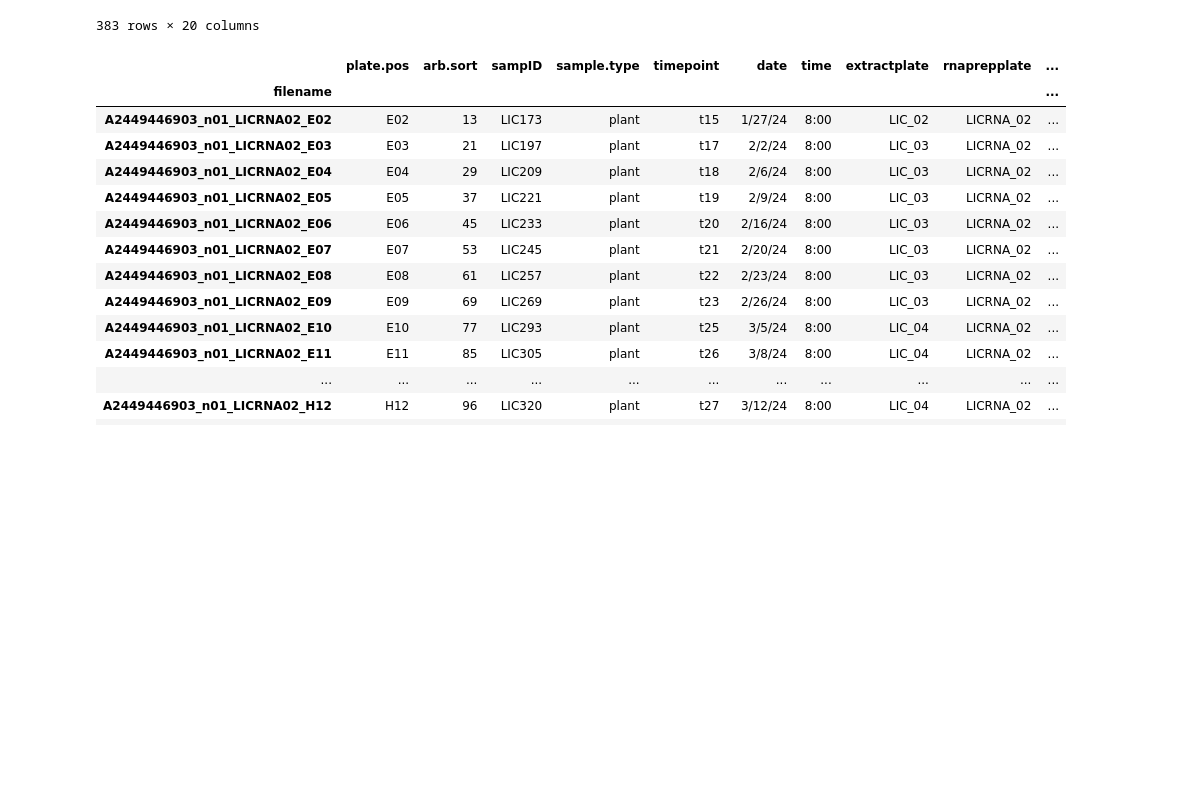
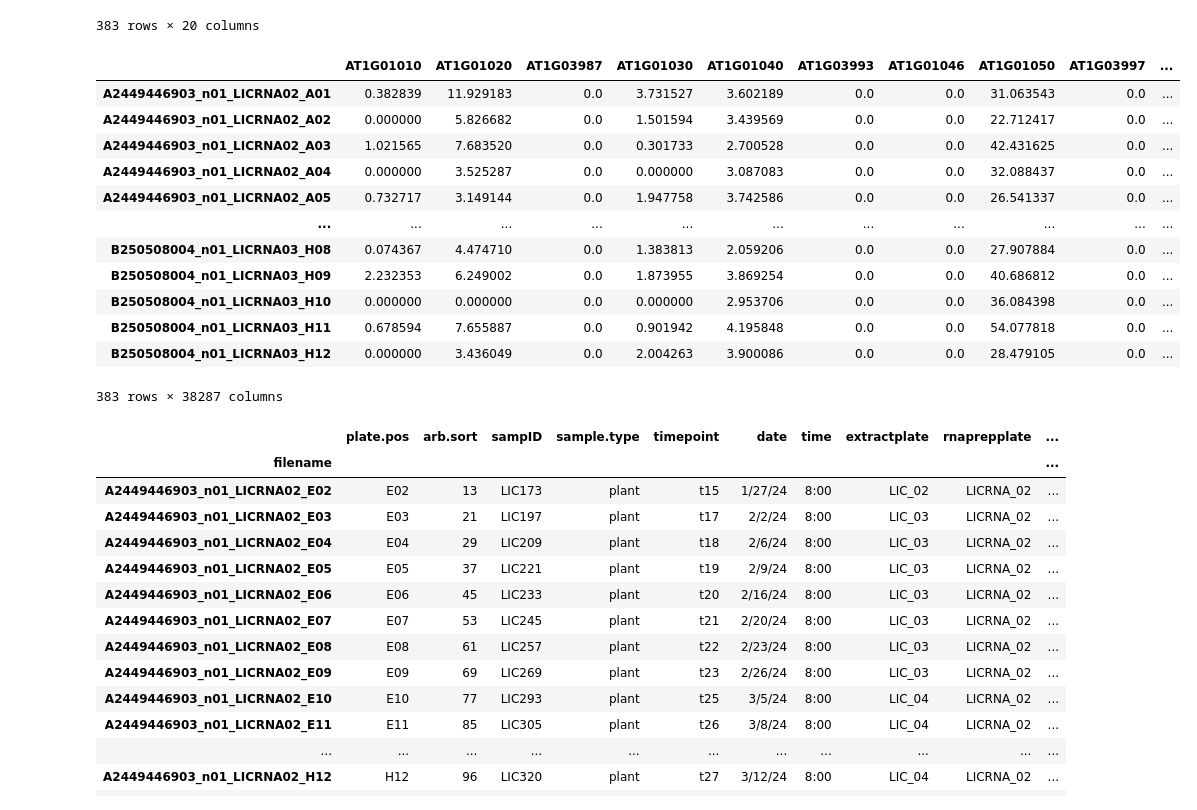
Before and after one commit to mikepassal/Outdoor_microbiome, a Jupyter notebook: Local_analysis/Converting_plates_to_normal_format/Analyzing_plates_1_4.ipynb, the cells around one changed output. Cells and saved outputs as stored; diff of their text form; code cells hidden in the pictures; blank space fills up the shorter version.

```diff
--- a/Local_analysis/Converting_plates_to_normal_format/Analyzing_plates_1_4.ipynb
+++ b/Local_analysis/Converting_plates_to_normal_format/Analyzing_plates_1_4.ipynb
@@ -58,6 +71,22 @@ full_meta_data
 | B250508004_n01_LICRNA03_H11 | H11 | 88 | LIC464 | plant | c1_t07 | 2/10/24 | 20:00 | LICCIRC_01 | LICRNA_03 | ... |
 | B250508004_n01_LICRNA03_H12 | H12 | 96 | LIC488 | plant | c1_t08 | 2/11/24 | 0:00 | LICCIRC_02 | LICRNA_03 | ... |
 383 rows × 20 columns
+# %%
+expression_data
+# %% [output]
+|  | AT1G01010 | AT1G01020 | AT1G03987 | AT1G01030 | AT1G01040 | AT1G03993 | AT1G01046 | AT1G01050 | AT1G03997 | ... |
+| A2449446903_n01_LICRNA02_A01 | 0.382839 | 11.929183 | 0.0 | 3.731527 | 3.602189 | 0.0 | 0.0 | 31.063543 | 0.0 | ... |
+| A2449446903_n01_LICRNA02_A02 | 0.000000 | 5.826682 | 0.0 | 1.501594 | 3.439569 | 0.0 | 0.0 | 22.712417 | 0.0 | ... |
+| A2449446903_n01_LICRNA02_A03 | 1.021565 | 7.683520 | 0.0 | 0.301733 | 2.700528 | 0.0 | 0.0 | 42.431625 | 0.0 | ... |
+| A2449446903_n01_LICRNA02_A04 | 0.000000 | 3.525287 | 0.0 | 0.000000 | 3.087083 | 0.0 | 0.0 | 32.088437 | 0.0 | ... |
+| A2449446903_n01_LICRNA02_A05 | 0.732717 | 3.149144 | 0.0 | 1.947758 | 3.742586 | 0.0 | 0.0 | 26.541337 | 0.0 | ... |
+| ... | ... | ... | ... | ... | ... | ... | ... | ... | ... | ... |
+| B250508004_n01_LICRNA03_H08 | 0.074367 | 4.474710 | 0.0 | 1.383813 | 2.059206 | 0.0 | 0.0 | 27.907884 | 0.0 | ... |
+| B250508004_n01_LICRNA03_H09 | 2.232353 | 6.249002 | 0.0 | 1.873955 | 3.869254 | 0.0 | 0.0 | 40.686812 | 0.0 | ... |
+| B250508004_n01_LICRNA03_H10 | 0.000000 | 0.000000 | 0.0 | 0.000000 | 2.953706 | 0.0 | 0.0 | 36.084398 | 0.0 | ... |
+| B250508004_n01_LICRNA03_H11 | 0.678594 | 7.655887 | 0.0 | 0.901942 | 4.195848 | 0.0 | 0.0 | 54.077818 | 0.0 | ... |
+| B250508004_n01_LICRNA03_H12 | 0.000000 | 3.436049 | 0.0 | 2.004263 | 3.900086 | 0.0 | 0.0 | 28.479105 | 0.0 | ... |
+383 rows × 38287 columns
 # %%
 full_meta_data[49:100]
 # %% [output]
```
Also changed, not shown: parts of 3 cells of this notebook, 6 other files.
